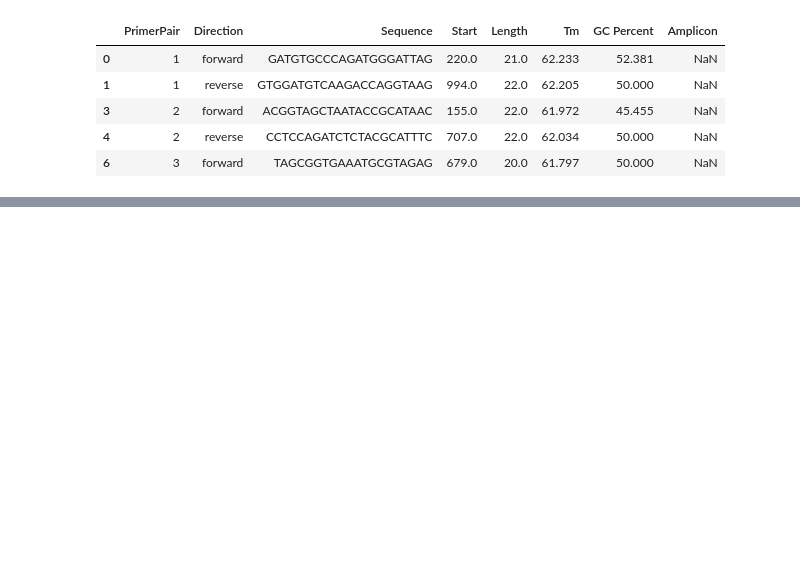
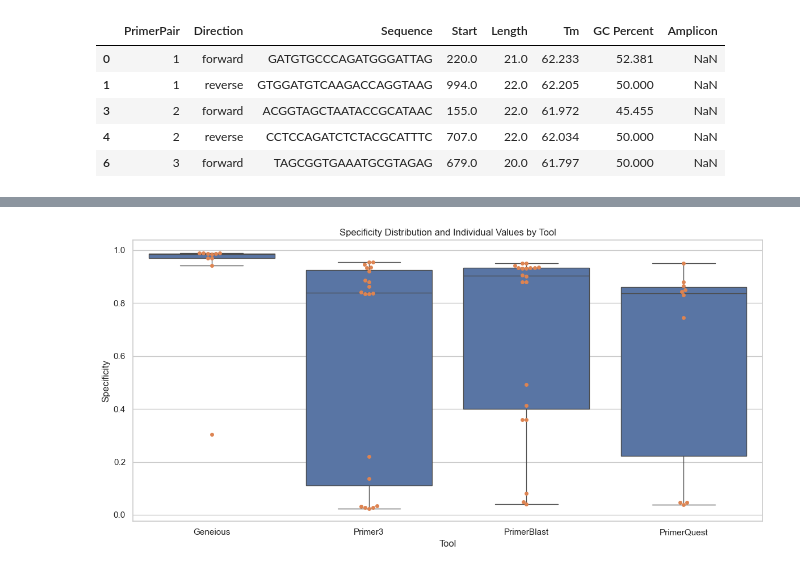
Before and after one commit to Zephyr709/3550-Bioinformatics, a Jupyter notebook: project/primerAnalysis.ipynb, the cells around one changed output, grey strips where cells are left out. Cells and saved outputs as stored; diff of their text form; code cells hidden in the pictures; blank space fills up the shorter version.

```diff
--- a/project/primerAnalysis.ipynb
+++ b/project/primerAnalysis.ipynb
@@ -387,0 +1055,24 @@ groupData['PrimerQuest'].head()
+# %%
+# Create a combined box and swarm plot without palette
+plt.figure(figsize=(12, 6))
+sns.boxplot(
+    x='Tool',
+    y='Specificity',
+    data=combined_df,
+    showcaps=True,
+    boxprops={},
+    showfliers=False  # Optional: Hide outliers for clarity
+)
+sns.swarmplot(
+    x='Tool',
+    y='Specificity',
+    data=combined_df,
+
+)
+plt.title('Specificity Distribution and Individual Values by Tool')
+plt.xlabel('Tool')
+plt.ylabel('Specificity')
+plt.tight_layout()
+plt.show()
+# %% [output]
+[figure, added]
```
Also changed, not shown: parts of 42 cells of this notebook.
